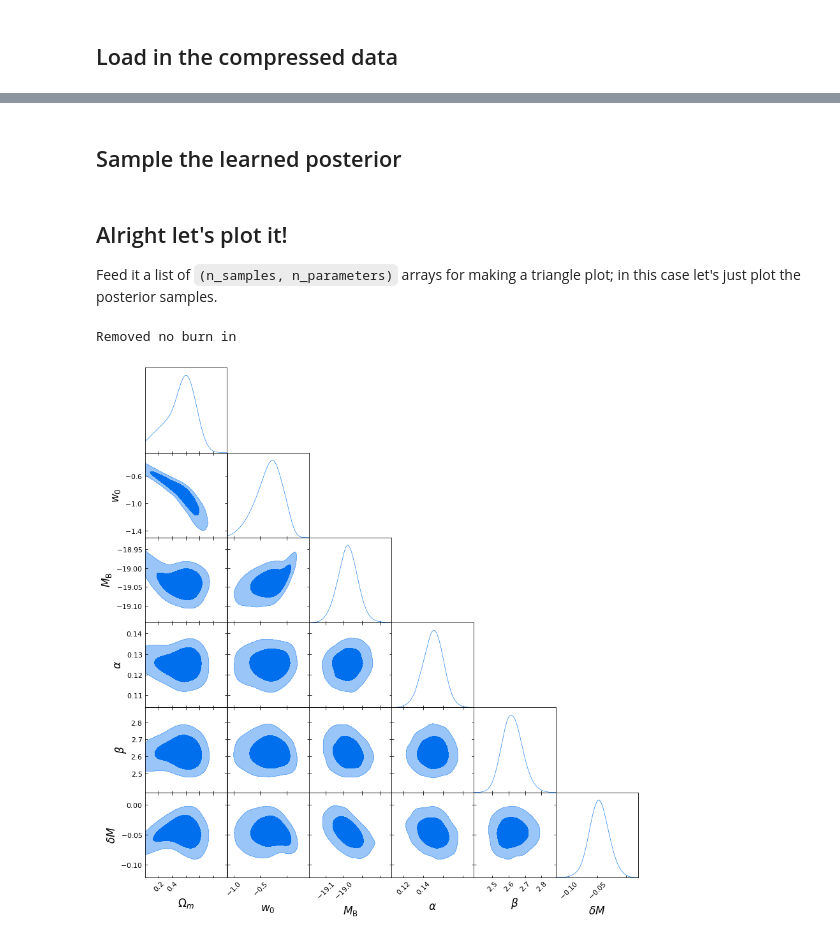
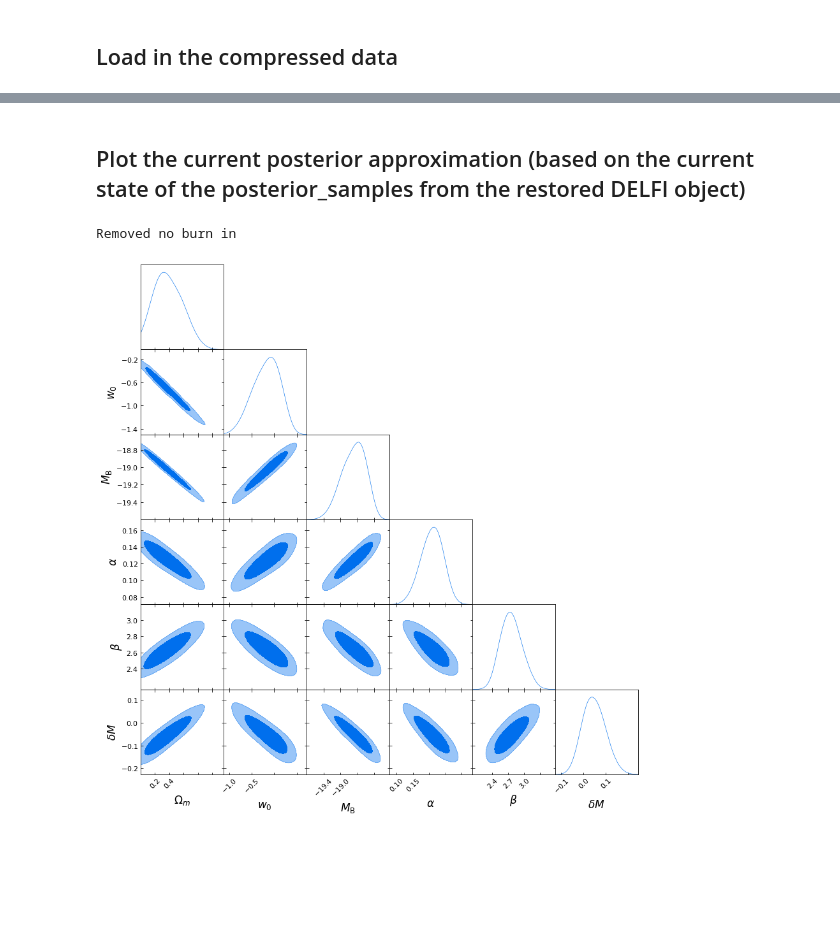
Before and after one commit to justinalsing/pydelfi, a Jupyter notebook: examples/jla_sne-restore.ipynb, the cells around one changed output, grey strips where cells are left out. Saved outputs shown, nothing was run; the diff lists cells and outputs as text; code cells hidden in the pictures; blank space fills up the shorter version.

```diff
--- a/examples/jla_sne-restore.ipynb
+++ b/examples/jla_sne-restore.ipynb
@@ -70,4 +82,4 @@ DelfiEnsemble = delfi.Delfi(compressed_data, prior, NDEs,
                             input_normalization="fisher",
                             save=True,
                             restore=True,
-                            restore_filename="simulators/jla_supernovae/results/restore")
+                            restore_filename="restore")
@@ -109,2 +85,0 @@ WARNING:tensorflow:5 out of the last 5 calls to <function ConditionalGaussianMAD
-# %% [markdown]
-## Sample the learned posterior
@@ -113,8 +86,7 @@ posterior_samples, posterior_weights, log_posterior_density = DelfiEnsemble.emce
-# %% [markdown]
-## Alright let's plot it!
-Feed it a list of `(n_samples, n_parameters)` arrays for making a triangle plot; in this case let's just plot the posterior samples.
+# %% [markdown]
+## Plot the current posterior approximation (based on the current state of the posterior_samples from the restored DELFI object)
 # %%
-DelfiEnsemble.triangle_plot(samples=[posterior_samples], weights=[posterior_weights])
+DelfiEnsemble.triangle_plot(samples=[DelfiEnsemble.posterior_samples], weights=[DelfiEnsemble.posterior_weights])
 # %% [output]
 Removed no burn in
-[figure, old version]
+[figure, new version]
```
Also changed, not shown: parts of 11 cells of this notebook, 2 other files.
